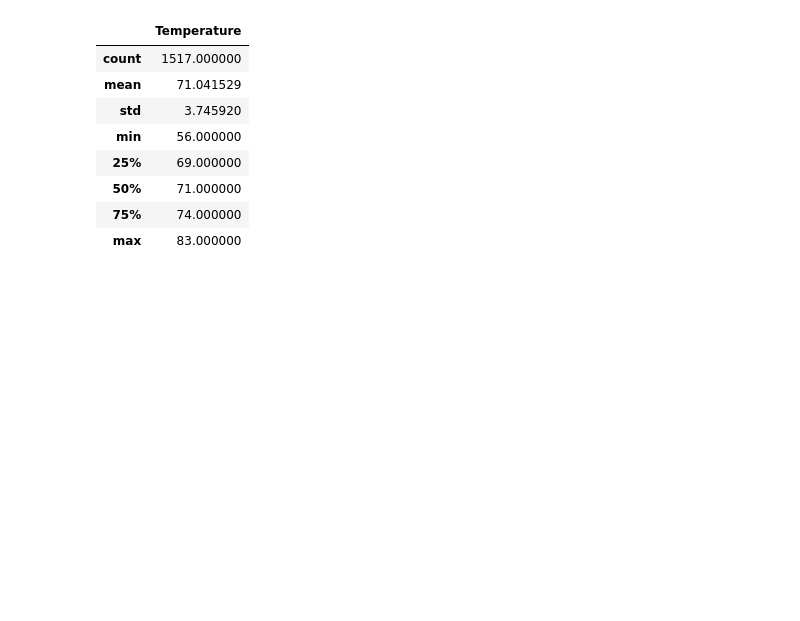
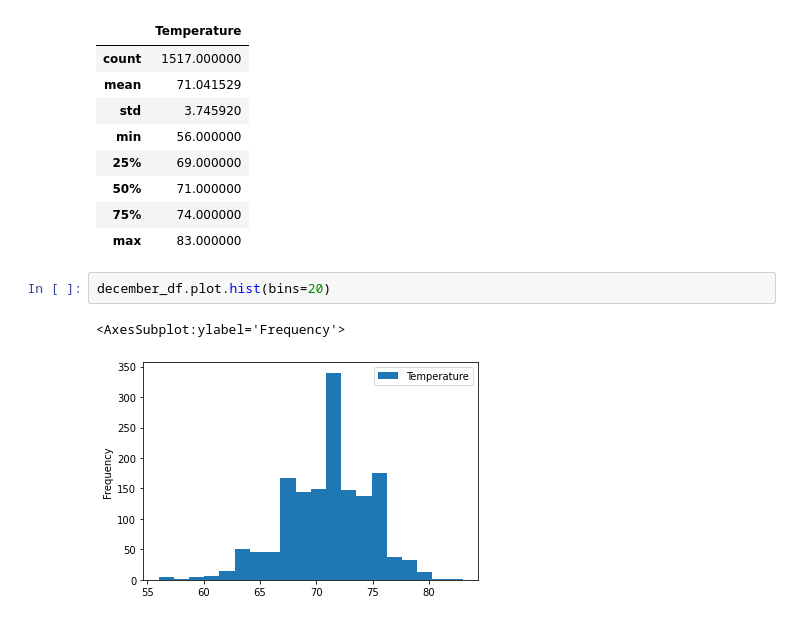
Before and after one commit to Tyler-Foreman/Surfs_Up, a Jupyter notebook: SurfsUp_Challenge.ipynb, the cells around one changed output. Saved outputs shown, nothing was run; the diff lists cells and outputs as text; blank space fills up the shorter version.

```diff
--- a/SurfsUp_Challenge.ipynb
+++ b/SurfsUp_Challenge.ipynb
@@ -122,3 +127,8 @@ december_df.describe()
 | 50% | 71.000000 |
 | 75% | 74.000000 |
 | max | 83.000000 |
+# %%
+december_df.plot.hist(bins=20)
+# %% [output]
+<AxesSubplot:ylabel='Frequency'>
+[figure, added]
```
Also changed, not shown: parts of 1 cell of this notebook, 3 other files.
